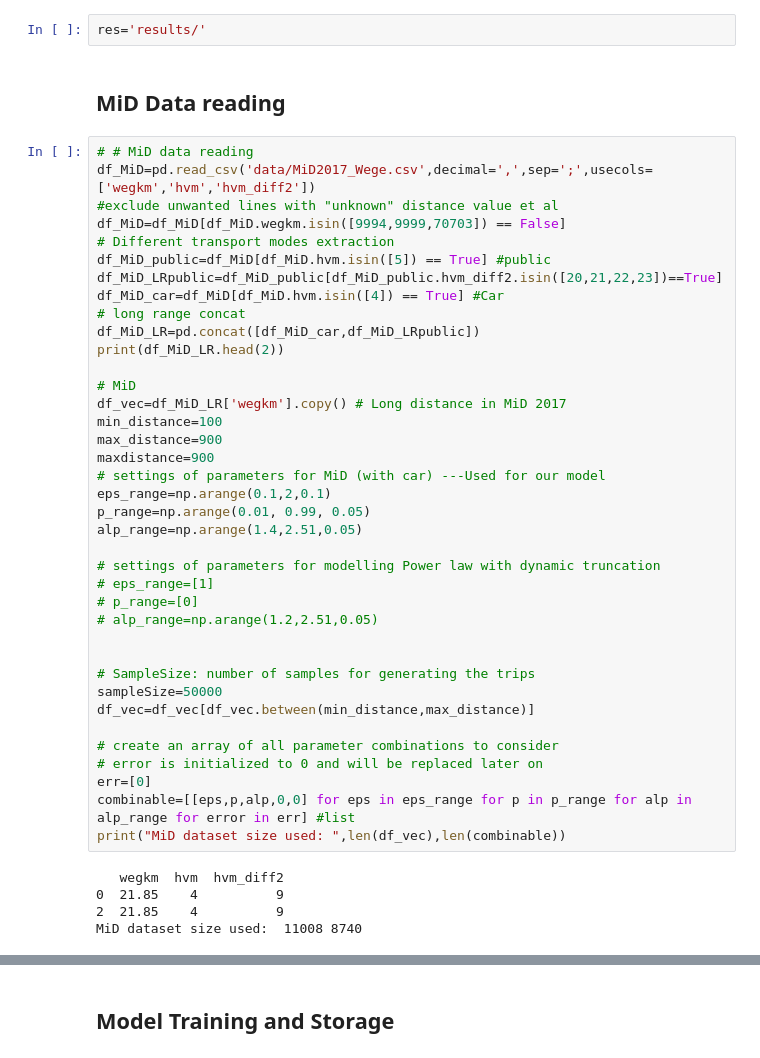
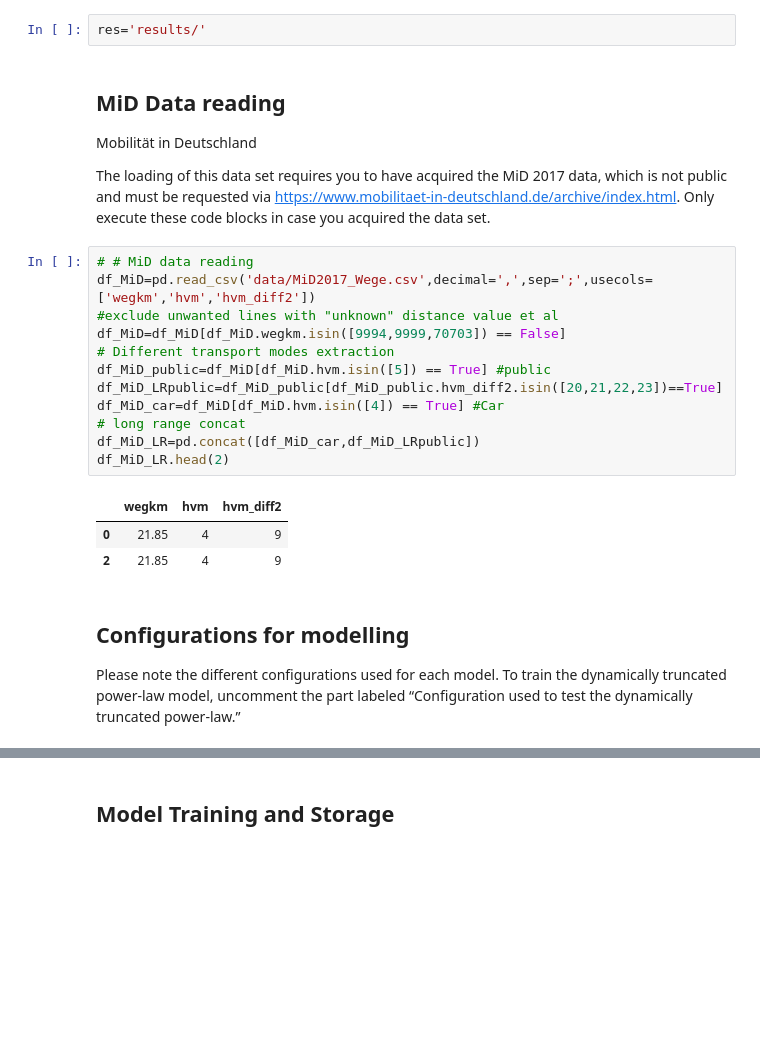
Before and after one commit to HuiranLiu/Travel-human-mobility, a Jupyter notebook: Modelling and Visualization_MiD.ipynb, the cells around one changed output, grey strips where cells are left out. Saved outputs shown, nothing was run; the diff lists cells and outputs as text; blank space fills up the shorter version.

```diff
--- a/Modelling and Visualization_MiD.ipynb
+++ b/Modelling and Visualization_MiD.ipynb
@@ -26,48 +26,28 @@ matplotlib.rc('lines', linewidth=2.0)
 matplotlib.rc('lines', markersize=8)
 # %%
 res='results/'
-# %% [markdown]
-## MiD Data reading
+# %% [markdown]
+## MiD Data reading
+Mobilität in Deutschland
+
+The loading of this data set requires you to have acquired the MiD 2017 data, which is not public and must be requested via https://www.mobilitaet-in-deutschland.de/archive/index.html. Only execute these code blocks in case you acquired the data set.
 # %%
 # # MiD data reading
 df_MiD=pd.read_csv('data/MiD2017_Wege.csv',decimal=',',sep=';',usecols=['wegkm','hvm','hvm_diff2'])
 #exclude unwanted lines with "unknown" distance value et al
 df_MiD=df_MiD[df_MiD.wegkm.isin([9994,9999,70703]) == False]
 # Different transport modes extraction
 df_MiD_public=df_MiD[df_MiD.hvm.isin([5]) == True] #public
 df_MiD_LRpublic=df_MiD_public[df_MiD_public.hvm_diff2.isin([20,21,22,23])==True]
 df_MiD_car=df_MiD[df_MiD.hvm.isin([4]) == True] #Car
 # long range concat
 df_MiD_LR=pd.concat([df_MiD_car,df_MiD_LRpublic])
-print(df_MiD_LR.head(2))
-
-# MiD
-df_vec=df_MiD_LR['wegkm'].copy() # Long distance in MiD 2017
-min_distance=100
-max_distance=900
-maxdistance=900
-# settings of parameters for MiD (with car) ---Used for our model
-eps_range=np.arange(0.1,2,0.1)
-p_range=np.arange(0.01, 0.99, 0.05)
-alp_range=np.arange(1.4,2.51,0.05)
-
-# settings of parameters for modelling Power law with dynamic truncation
-# eps_range=[1]
-# p_range=[0]
-# alp_range=np.arange(1.2,2.51,0.05)
-
-
-# SampleSize: number of samples for generating the trips
-sampleSize=50000
-df_vec=df_vec[df_vec.between(min_distance,max_distance)]
-
-# create an array of all parameter combinations to consider
-# error is initialized to 0 and will be replaced later on
-err=[0]
-combinable=[[eps,p,alp,0,0] for eps in eps_range for p in p_range for alp in alp_range for error in err] #list
-print("MiD dataset size used: ",len(df_vec),len(combinable))
+df_MiD_LR.head(2)
 # %% [output]
-   wegkm  hvm  hvm_diff2
-0  21.85    4          9
-2  21.85    4          9
-MiD dataset size used:  11008 8740
+|  | wegkm | hvm | hvm_diff2 |
+| 0 | 21.85 | 4 | 9 |
+| 2 | 21.85 | 4 | 9 |
+# %% [markdown]
+## Configurations for modelling
+Please note the different configurations used for each model.
+To train the dynamically truncated power-law model, uncomment the part labeled “Configuration used to test the dynamically truncated power-law.”
```
Also changed, not shown: parts of 10 cells of this notebook, 8 other files.
